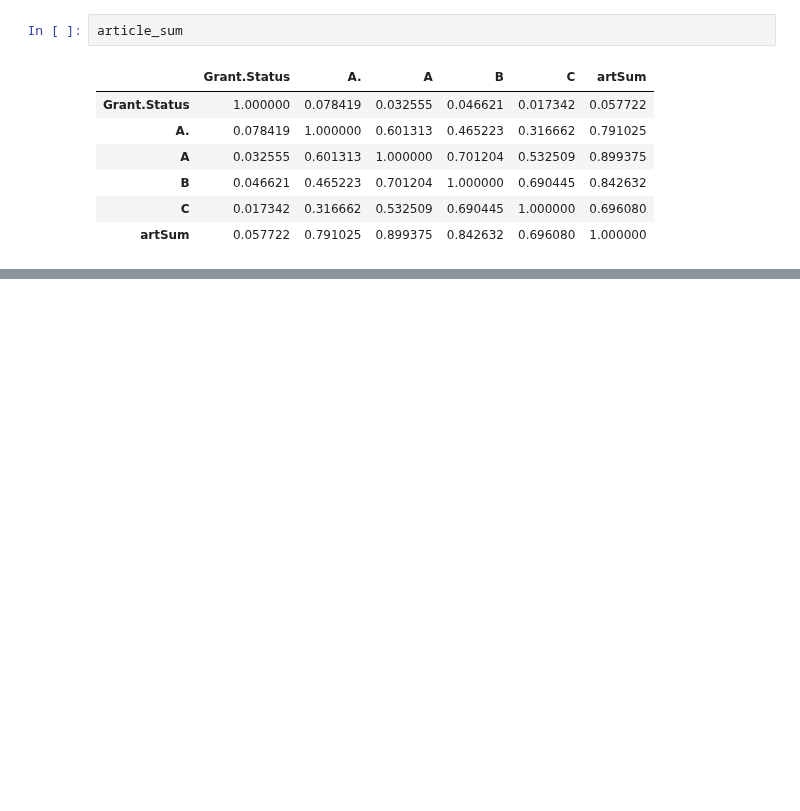
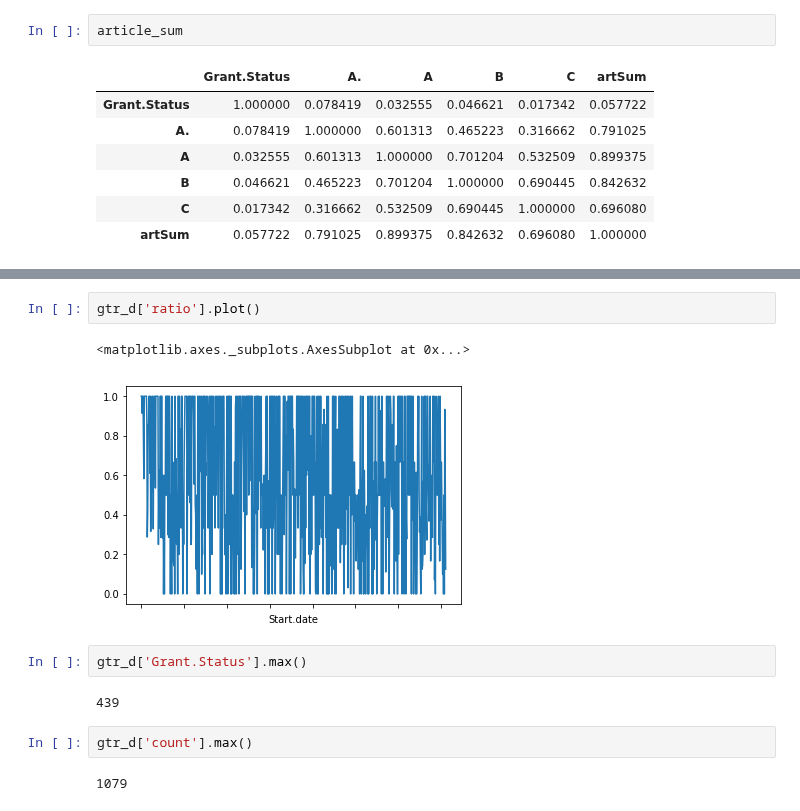
Before and after one commit to 2018HCIntern/2018HCIntern, a Jupyter notebook: GAN/milestone.grant/eda.ipynb, the cells around one changed output, grey strips where cells are left out. Drawn from its saved outputs; the diff is of its cells as text; blank space fills up the shorter version.

```diff
--- a/GAN/milestone.grant/eda.ipynb
+++ b/GAN/milestone.grant/eda.ipynb
@@ -141,0 +318,13 @@ Name: Grant.Status, Length: 166, dtype: float64
+# %%
+gtr_d['ratio'].plot()
+# %% [output]
+<matplotlib.axes._subplots.AxesSubplot at 0x...>
+[figure, added]
+# %%
+gtr_d['Grant.Status'].max()
+# %% [output]
+439
+# %%
+gtr_d['count'].max()
+# %% [output]
+1079
```
Also changed, not shown: parts of 21 cells of this notebook, 1 other file.
